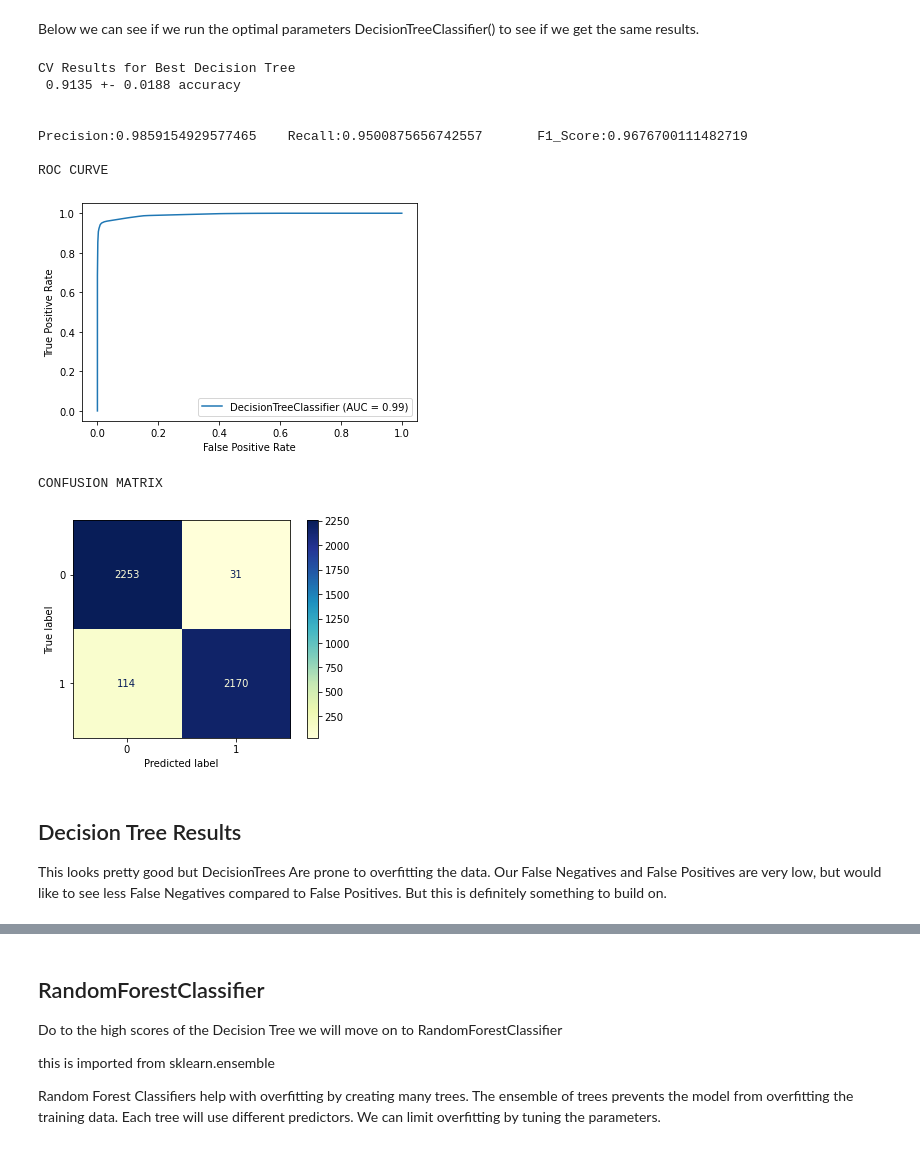
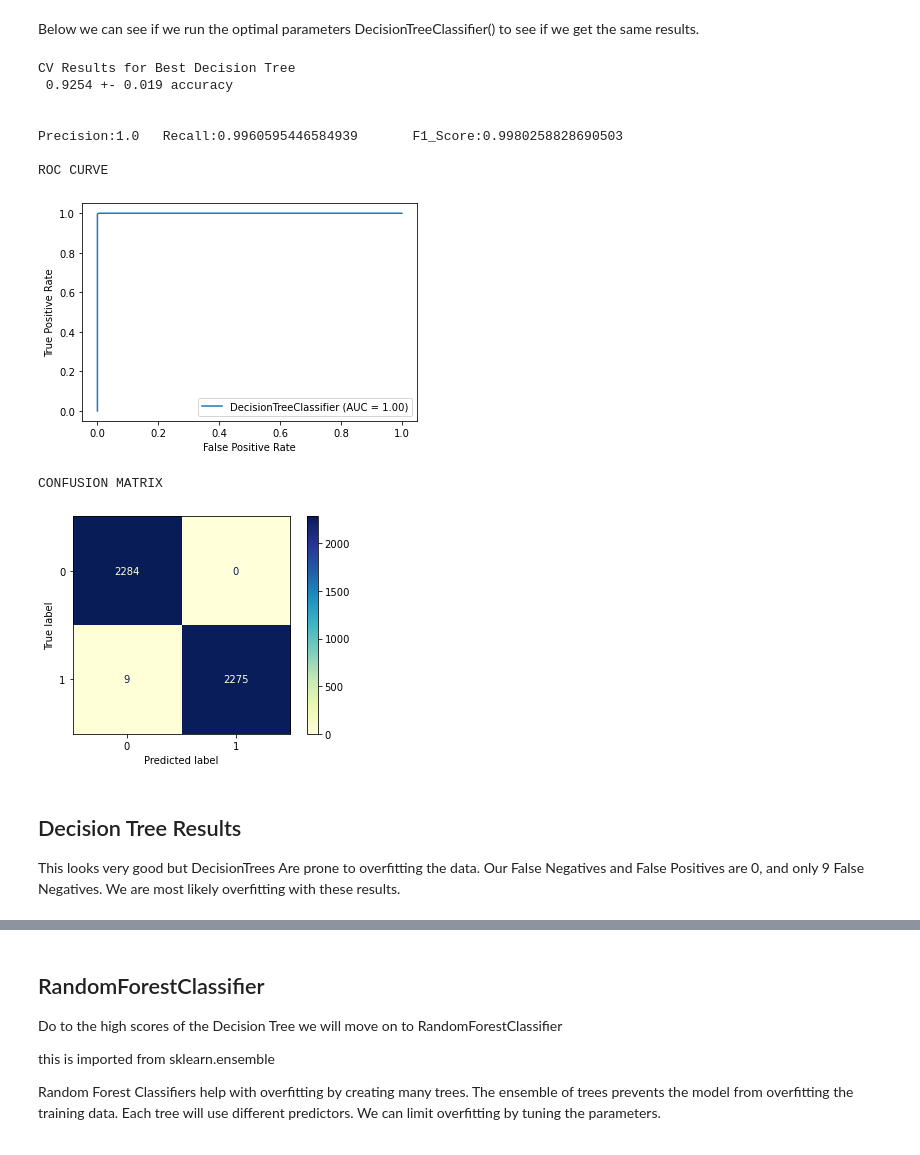
Before and after one commit to ceflynn/Phase-3-Syria_Telcom, a Jupyter notebook: student2.ipynb, the cells around one changed output, grey strips where cells are left out. Cells and saved outputs as stored; diff of their text form; code cells hidden in the pictures.

```diff
--- a/student2.ipynb
+++ b/student2.ipynb
@@ -294,14 +294,12 @@ The drawback of using columntransformes is that the columns will change order.
 
 These lists will be used in the ColumnTransformer with their respected function.  Then they will be combined in the new_col_order list. When combining them together in the new list it is essential that they are in the same order as they appear in the ColumnTransformer.  The columns will get reorderd in the DataFrame based on the sequence of the transformer.  The new list will keep track of that order.
 # %%
-#label encoder for cat data
-encoder = OrdinalEncoder()
-encode_cols = ['state','area code']
 
+#one hot columns (3)
 one_hot = OneHotEncoder(sparse='False',drop='first')
-one_hot_cols = ['international plan','voice mail plan']
-
-#standard scaler for numerical columns
+one_hot_cols = ['area code','international plan','voice mail plan']
+one_hot_labels = ['area code1','area code2','international plan','voice mail plan']
+#standard scaler for numerical columns(11)
 scale_cols = ['account length','number vmail messages','total day calls',
               'total day charge','total eve calls',
               'total eve charge','total night calls',
@@ -310,12 +308,12 @@ scale_cols = ['account length','number vmail messages','total day calls',
 
 scaler = StandardScaler()
 
-#keep track of column headings
-new_col_order = encode_cols + one_hot_cols + scale_cols
+#keep track of column headings(14)
+#this needs to be updated to account for extra area code column
+new_col_order = one_hot_labels + scale_cols
 
 #column transformer
 ct = ColumnTransformer(transformers=[
-    ('enc',encoder, encode_cols),
     ('ohe',one_hot, one_hot_cols),
     ('ss',scaler, scale_cols)],
     remainder='passthrough'
@@ -536,7 +546,7 @@ SMOTE is from the imblearn.over_sampling
 #Before smote
 print('Before Smote\n', y_train.value_counts())
 # create a smote
-smote = SMOTE(random_state=42)
+smote = SMOTENC(random_state=42, categorical_features=[0,1,2,3])
 # fit and resample on X_train and y_train
 X_train_resample, y_train_resample = smote.fit_resample(X_train_trans,y_train)
 
@@ -648,7 +667,7 @@ GridSearchCV is imported from sklearn.model_selection above
 params={'C': [0.001, 0.01, 0.1, 1, 10, 100, 1000]}
 
 #set up gridsearchcv
-gs = GridSearchCV(estimator=log_reg,param_grid=params,cv=10)
+gs = GridSearchCV(estimator=log_reg,param_grid=params,cv=10,scoring='recall')
 
 #fit the grid search
 gs.fit(X_train_resample,y_train_resample)
@@ -710,7 +730,8 @@ params = {'criterion': ['gini', 'entropy'],
 #set up Grid Searth with DecisionTreeClassifier
 gs = GridSearchCV(estimator=dtc,
                  param_grid=params,
-                 cv=10)
+                 cv=10,
+                  scoring='recall')
 #fit
 gs.fit(X_train_resample,y_train_resample)
 # %% [output]
@@ -746,24 +768,24 @@ CONFUSION MATRIX
 # %% [markdown]
 Below we can see if we run the optimal parameters DecisionTreeClassifier() to see if we get the same results.
 # %%
-DTC_test = DecisionTreeClassifier(random_state=42, criterion='gini',max_depth=10,min_samples_split=2)
+DTC_test = DecisionTreeClassifier(random_state=42, criterion='entropy',max_depth=20,min_samples_split=3)
 DTC_test.fit(X_train_resample,y_train_resample)
 DTC_test_results=Model_test('Best Decision Tree', DTC_test, X_train_resample,y_train_resample)
 DTC_test_results.print_summary()
 # %% [output]
 CV Results for Best Decision Tree
- 0.9135 +- 0.0188 accuracy
+ 0.9254 +- 0.019 accuracy
 
 
-Precision:0.9859154929577465    Recall:0.9500875656742557       F1_Score:0.9676700111482719
+Precision:1.0   Recall:0.9960595446584939       F1_Score:0.9980258828690503
 
 ROC CURVE
-[figure, old version]
+[figure, new version]
 CONFUSION MATRIX
-[figure, old version]
+[figure, new version]
 # %% [markdown]
 ## Decision Tree Results
-This looks pretty good but DecisionTrees Are prone to overfitting the data.  Our False Negatives and False Positives are very low, but would like to see less False Negatives compared to False Positives.  But this is definitely something to build on.
+This looks very good but DecisionTrees Are prone to overfitting the data.  Our False Negatives and False Positives are 0, and only 9 False Negatives.  We are most likely overfitting with these results.
 # %%
 model_dict['Decision Tree Optimal'] = DTC_test_results.model_recall()
 model_dict
```
Also changed, not shown: parts of 54 cells of this notebook, 8 other files.
